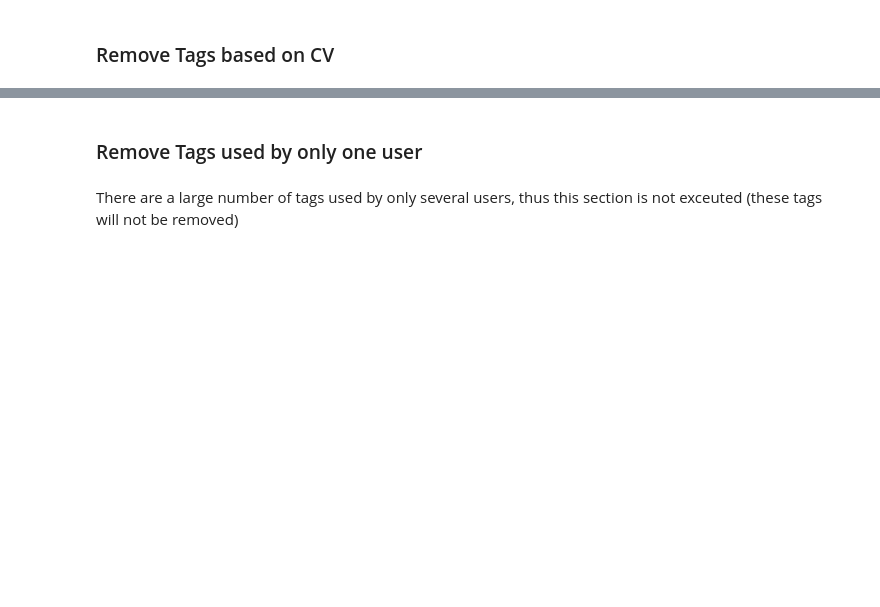
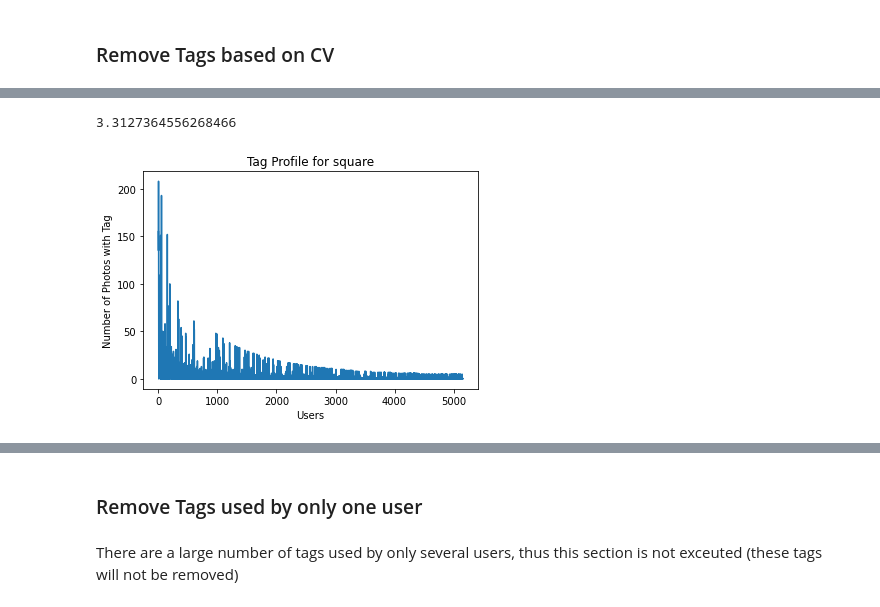
Before and after one commit to leyixu21/Semantic-Trajectory, a Jupyter notebook: clean_flickr_data.ipynb, the cells around one changed output, grey strips where cells are left out. Drawn from its saved outputs; the diff is of its cells as text; code cells hidden in the pictures; blank space fills up the shorter version.

Commit message:
Modified the section Reduce Tags Bias (add cells to get tags profiles)

```diff
--- a/clean_flickr_data.ipynb
+++ b/clean_flickr_data.ipynb
@@ -331 +477,18 @@ print(len(tags_remove))
+# %%
+tag_id = 25
+print(tags_users_freq['cv'][tag_id])
+tag_count_selected = tags_users_freq['count'][tag_id]
+
+y_values = tag_count_selected
+x_values = range(len(tag_count_selected))
+
+plt.plot(x_values, y_values)
+plt.xlabel("Users")
+plt.ylabel("Number of Photos with Tag")
+plt.title("Tag Profile for "+tags_users_freq['tags'][tag_id])
+
+plt.show()
+# %% [output]
+3.3127364556268466
+[figure, added]
 # %%
```
Also changed, not shown: parts of 41 cells of this notebook.
